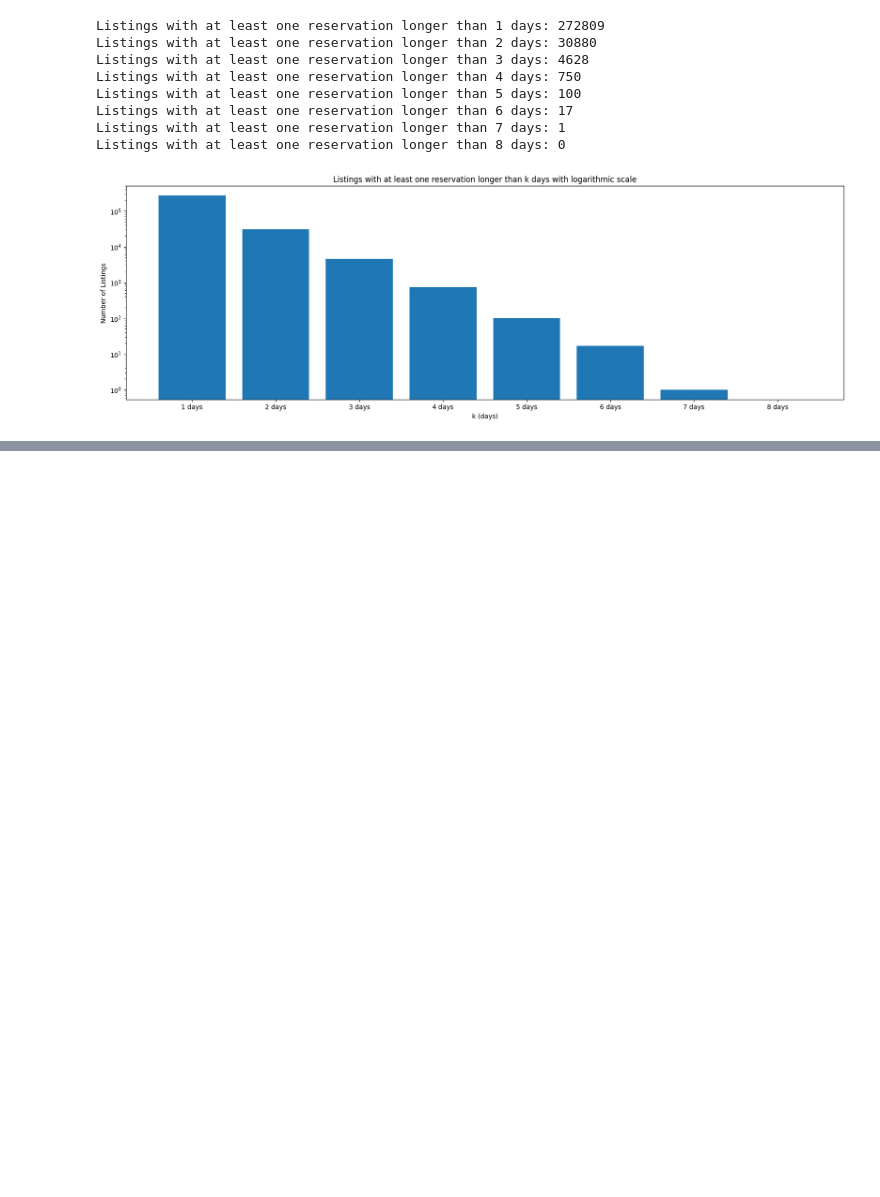
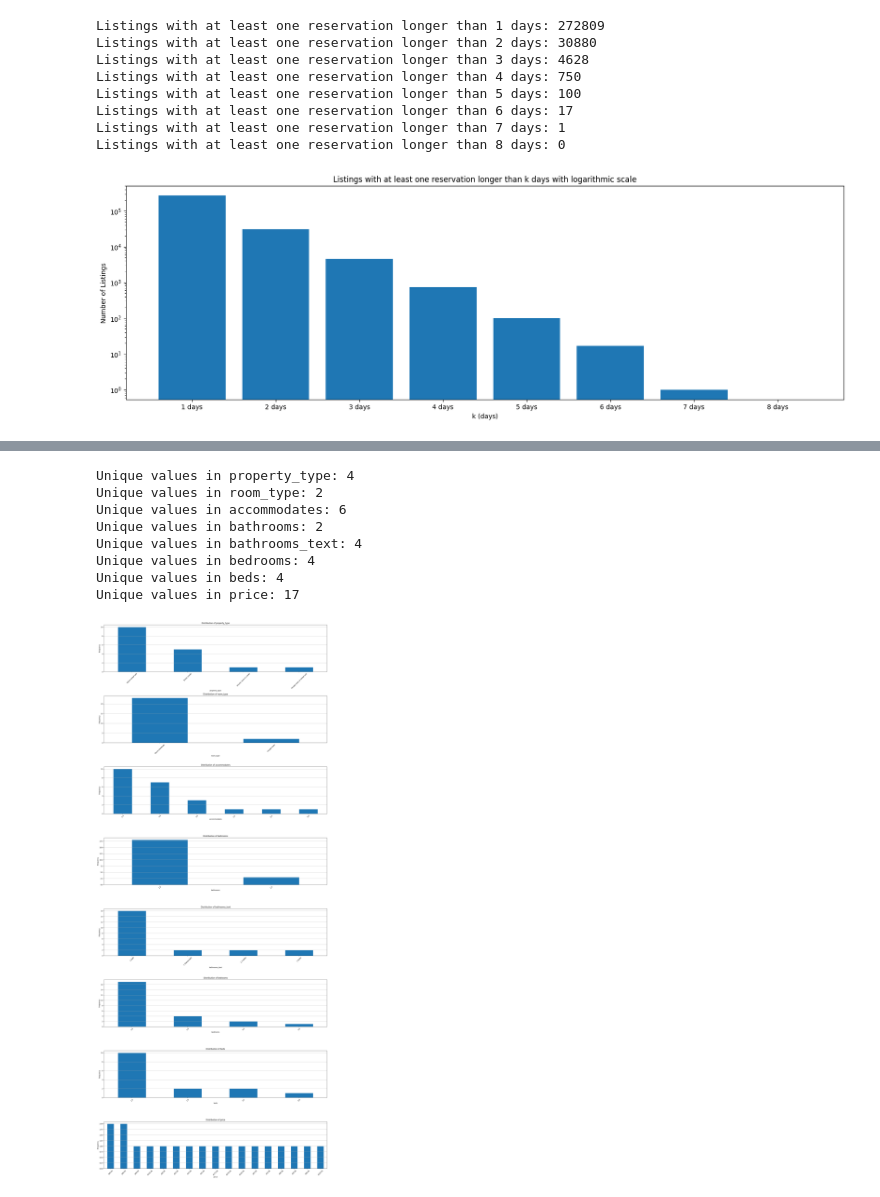
Before and after one commit to psiku/IUM-long-stay-insights, a Jupyter notebook: notebooks/data_v1_eda.ipynb, the cells around one changed output, grey strips where cells are left out. Drawn from its saved outputs; the diff is of its cells as text; code cells hidden in the pictures; blank space fills up the shorter version.

Commit message:
small eda for selected listings

```diff
--- a/notebooks/data_v1_eda.ipynb
+++ b/notebooks/data_v1_eda.ipynb
@@ -903,7 +903,8 @@ def get_lisitng_df_with_selected_offers(listings: list, df: pd.DataFrame) -> pd.
 
 
 listings_list = get_listings_with_reservations_longer_than_k_days(5, calendar_dataframe)['listing_id'].unique().tolist()
-df_l = get_lisitng_df_with_selected_offers(listings=listings_list, df=listings_dataframe)
 
-df_l.head(5)
+df_listings = get_lisitng_df_with_selected_offers(listings_list, listings_dataframe)
+
+df_listings.shape
 # %% [output]
@@ -916,0 +912,26 @@ df_l.head(5)
+# %%
+interesting_columns = ['property_type', 'room_type', 'accommodates', 'bathrooms', 'bathrooms_text', 'bedrooms', 'beds', 'price']
+
+length = len(interesting_columns)
+fig, axs = plt.subplots(length, 1, figsize=(20, 6 * length))
+
+for i, col in enumerate(interesting_columns):
+    df_listings[col].value_counts().plot(kind='bar', ax=axs[i])
+    axs[i].set_title(f"Distribution of {col}")
+    axs[i].set_xlabel(col)
+    axs[i].set_ylabel("Frequency")
+    axs[i].tick_params(axis='x', rotation=45)
+    axs[i].grid(axis='y')
+    print(f"Unique values in {col}: {df_listings[col].nunique()}")
+plt.tight_layout()
+plt.show()
+# %% [output]
+Unique values in property_type: 4
+Unique values in room_type: 2
+Unique values in accommodates: 6
+Unique values in bathrooms: 2
+Unique values in bathrooms_text: 4
+Unique values in bedrooms: 4
+Unique values in beds: 4
+Unique values in price: 17
+[figure, added]
```
Also changed, not shown: parts of 6 cells of this notebook.
